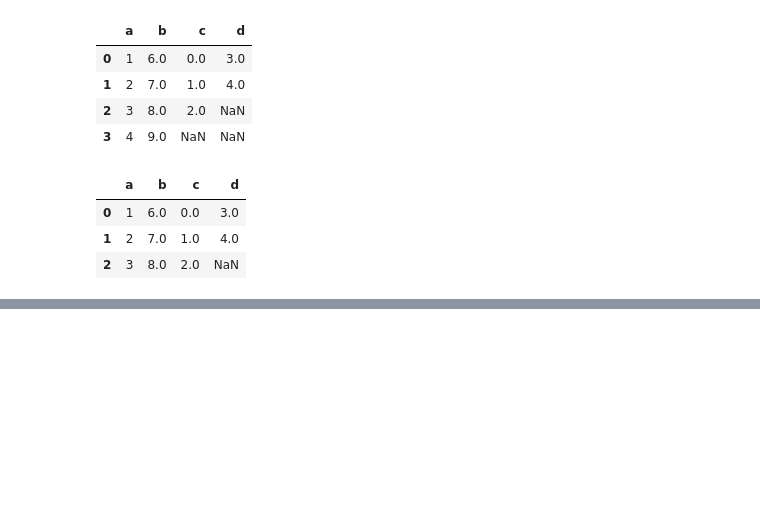
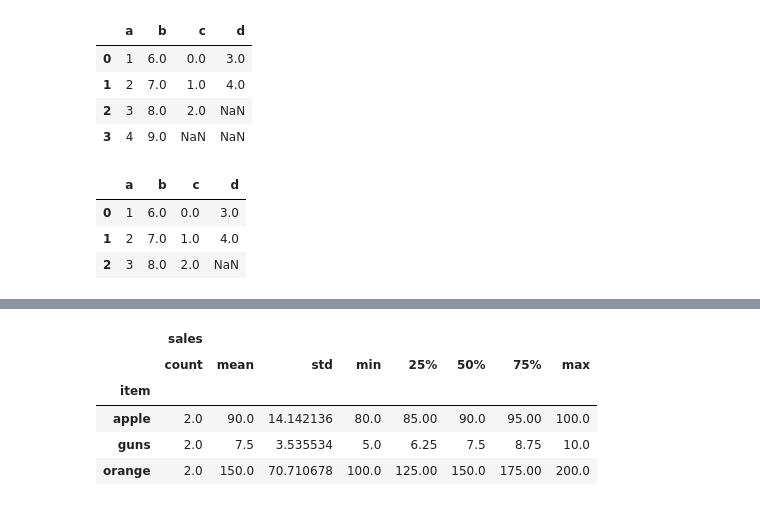
Before and after one commit to utsaverma2001-crypto/Machine-Learning, a Jupyter notebook: Python-for-Data-Visualization/Pandas.ipynb, the cells around one changed output, grey strips where cells are left out. Saved outputs shown, nothing was run; the diff lists cells and outputs as text; code cells hidden in the pictures; blank space fills up the shorter version.

```diff
--- a/Python-for-Data-Visualization/Pandas.ipynb
+++ b/Python-for-Data-Visualization/Pandas.ipynb
@@ -206,0 +209,2 @@ df.dropna(thresh=3)
+# %%
+p={'item':['apple','apple','orange','orange','guns','guns'],'days':['mon','tue','wed','thu','fri','sat'],'sales':[100,80,200,100,5,10]}
@@ -206,0 +217,2 @@ df.dropna(thresh=3)
+# %%
+df=pd.DataFrame(p)
@@ -206,0 +229,2 @@ df.dropna(thresh=3)
+# %%
+ x=df.groupby('item')
@@ -206,0 +255,9 @@ df.dropna(thresh=3)
+# %%
+x.describe()
+# %% [output]
+|  | sales |  |  |  |  |  |  |  |
+|  | count | mean | std | min | 25% | 50% | 75% | max |
+| item |  |  |  |  |  |  |  |  |
+| apple | 2.0 | 90.0 | 14.142136 | 80.0 | 85.00 | 90.0 | 95.00 | 100.0 |
+| guns | 2.0 | 7.5 | 3.535534 | 5.0 | 6.25 | 7.5 | 8.75 | 10.0 |
+| orange | 2.0 | 150.0 | 70.710678 | 100.0 | 125.00 | 150.0 | 175.00 | 200.0 |
```
Also changed, not shown: parts of 42 cells of this notebook.
